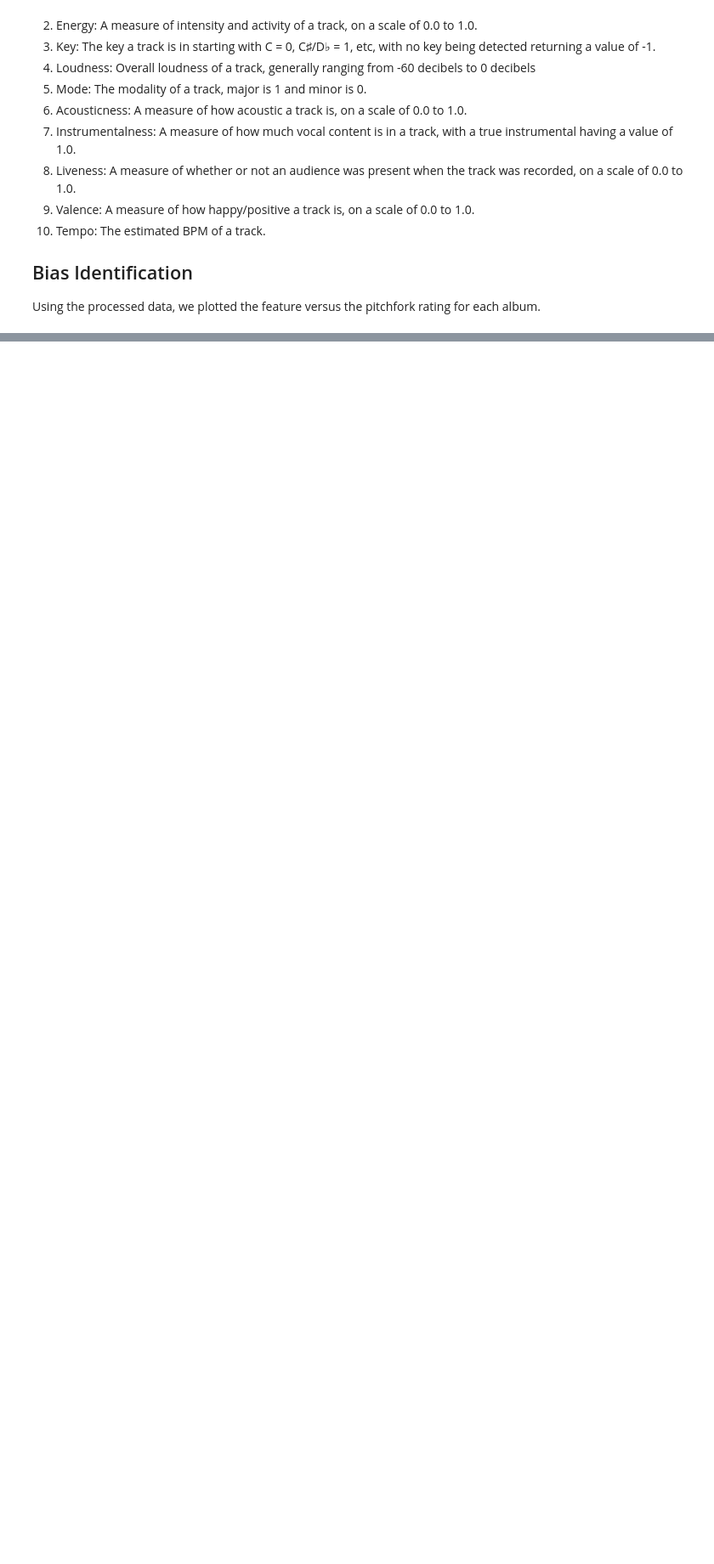
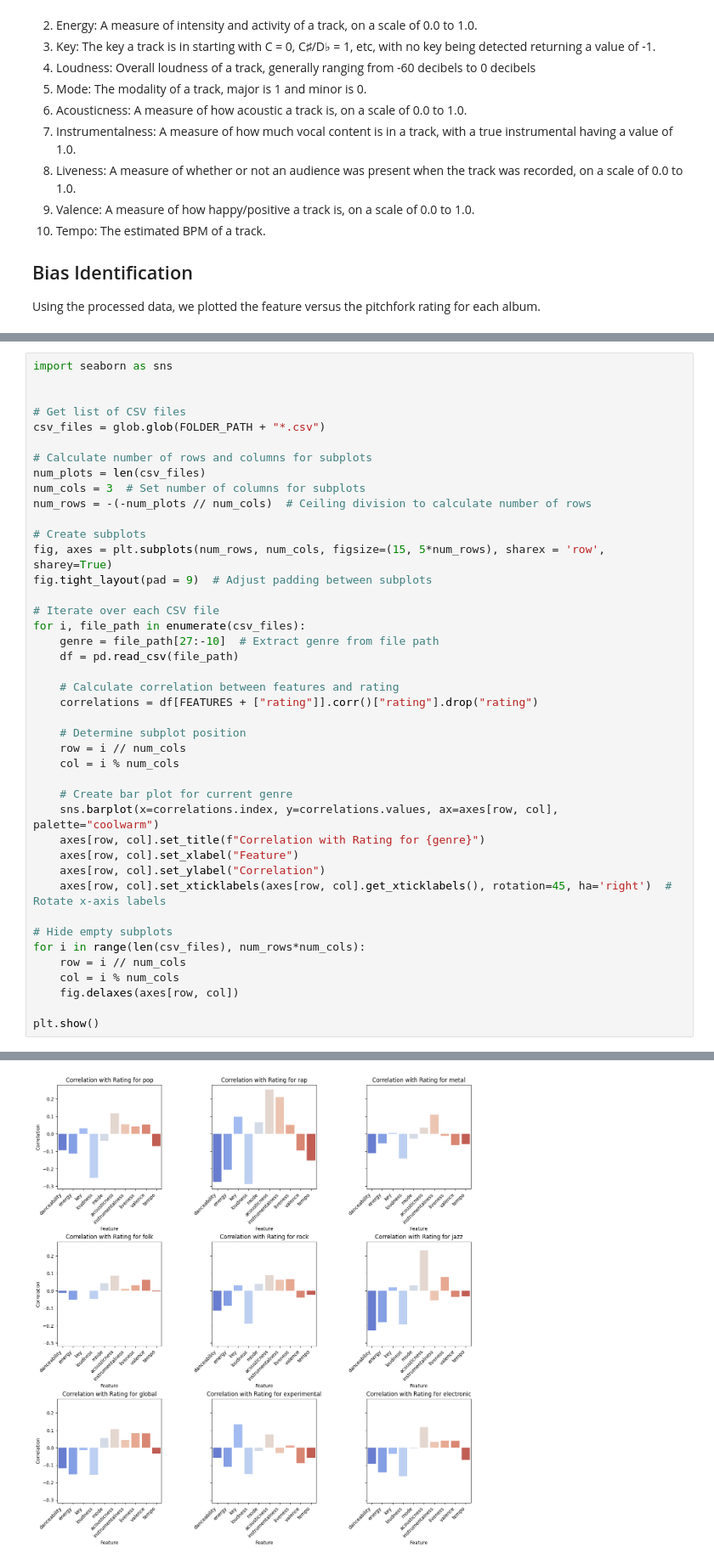
Before and after one commit to olincollege/pitchfork-bias-finder, a Jupyter notebook: pitchfork_bias_finder.ipynb, the cells around one changed output, grey strips where cells are left out. Shown at 85% size. Saved outputs shown, nothing was run; the diff lists cells and outputs as text; blank space fills up the shorter version.

```diff
--- a/pitchfork_bias_finder.ipynb
+++ b/pitchfork_bias_finder.ipynb
@@ -177,0 +136,43 @@ for file_path in glob.glob(FOLDER_PATH + "*.csv"):
+# %%
+import seaborn as sns
+
+
+# Get list of CSV files
+csv_files = glob.glob(FOLDER_PATH + "*.csv")
+
+# Calculate number of rows and columns for subplots
+num_plots = len(csv_files)
+num_cols = 3  # Set number of columns for subplots
+num_rows = -(-num_plots // num_cols)  # Ceiling division to calculate number of rows
+
+# Create subplots
+fig, axes = plt.subplots(num_rows, num_cols, figsize=(15, 5*num_rows), sharex = 'row', sharey=True)
+fig.tight_layout(pad = 9)  # Adjust padding between subplots
+
+# Iterate over each CSV file
+for i, file_path in enumerate(csv_files):
+    genre = file_path[27:-10]  # Extract genre from file path
+    df = pd.read_csv(file_path)
+
+    # Calculate correlation between features and rating
+    correlations = df[FEATURES + ["rating"]].corr()["rating"].drop("rating")
+
+    # Determine subplot position
+    row = i // num_cols
+    col = i % num_cols
+
+    # Create bar plot for current genre
+    sns.barplot(x=correlations.index, y=correlations.values, ax=axes[row, col], palette="coolwarm")
+    axes[row, col].set_title(f"Correlation with Rating for {genre}")
+    axes[row, col].set_xlabel("Feature")
+    axes[row, col].set_ylabel("Correlation")
+    axes[row, col].set_xticklabels(axes[row, col].get_xticklabels(), rotation=45, ha='right')  # Rotate x-axis labels
+
+# Hide empty subplots
+for i in range(len(csv_files), num_rows*num_cols):
+    row = i // num_cols
+    col = i % num_cols
+    fig.delaxes(axes[row, col])
+
+plt.show()
+# %% [output]
@@ -178,3 +196,4 @@ for file_path in glob.glob(FOLDER_PATH + "*.csv"):
+[figure, added]
 # %% [markdown]
 In the results, you should show the main summaries or visualizations of your data, along with any accompanying information. In doing so, you should answer the following questions:
 
```
Also changed, not shown: parts of 4 cells of this notebook.
